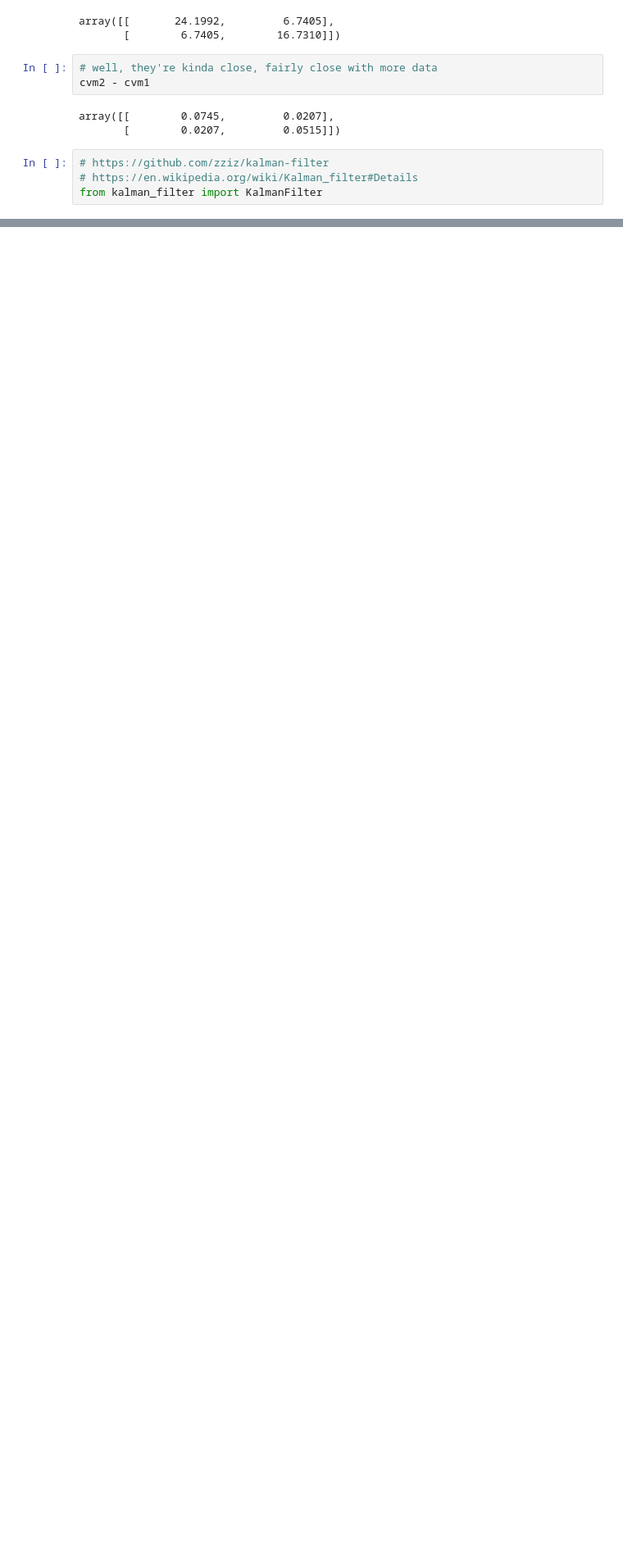
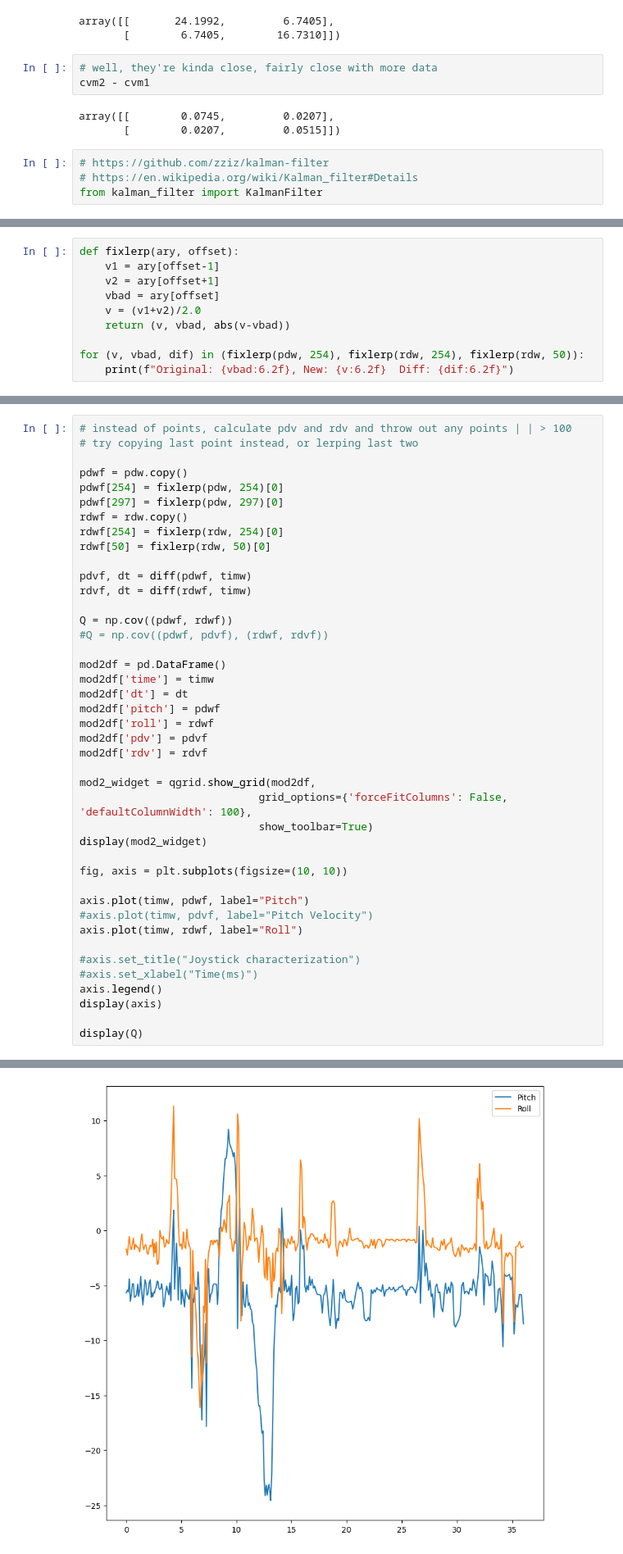
Before and after one commit to ivorjawa/StewartPlatform, a Jupyter notebook: StewartPlatformNotes.ipynb, the cells around one changed output, grey strips where cells are left out. Shown at 82% size. Drawn from its saved outputs; the diff is of its cells as text; blank space fills up the shorter version.

```diff
--- a/StewartPlatformNotes.ipynb
+++ b/StewartPlatformNotes.ipynb
@@ -330,0 +355,10 @@ bb-aa
+# %%
+def fixlerp(ary, offset):
+    v1 = ary[offset-1]
+    v2 = ary[offset+1]
+    vbad = ary[offset]
+    v = (v1+v2)/2.0
+    return (v, vbad, abs(v-vbad))
+
+for (v, vbad, dif) in (fixlerp(pdw, 254), fixlerp(rdw, 254), fixlerp(rdw, 50)):
+    print(f"Original: {vbad:6.2f}, New: {v:6.2f}  Diff: {dif:6.2f}")
@@ -330,0 +369,43 @@ bb-aa
+# %%
+# instead of points, calculate pdv and rdv and throw out any points | | > 100
+# try copying last point instead, or lerping last two
+
+pdwf = pdw.copy()
+pdwf[254] = fixlerp(pdw, 254)[0]
+pdwf[297] = fixlerp(pdw, 297)[0]
+rdwf = rdw.copy()
+rdwf[254] = fixlerp(rdw, 254)[0]
+rdwf[50] = fixlerp(rdw, 50)[0]
+
+pdvf, dt = diff(pdwf, timw)
+rdvf, dt = diff(rdwf, timw)
+
+Q = np.cov((pdwf, rdwf))
+#Q = np.cov((pdwf, pdvf), (rdwf, rdvf))
+
+mod2df = pd.DataFrame()
+mod2df['time'] = timw
+mod2df['dt'] = dt
+mod2df['pitch'] = pdwf
+mod2df['roll'] = rdwf
+mod2df['pdv'] = pdvf
+mod2df['rdv'] = rdvf
+
+mod2_widget = qgrid.show_grid(mod2df,
+                            grid_options={'forceFitColumns': False, 'defaultColumnWidth': 100},
+                            show_toolbar=True)
+display(mod2_widget)
+
+fig, axis = plt.subplots(figsize=(10, 10))
+
+axis.plot(timw, pdwf, label="Pitch")
+#axis.plot(timw, pdvf, label="Pitch Velocity")
+axis.plot(timw, rdwf, label="Roll")
+
+#axis.set_title("Joystick characterization")
+#axis.set_xlabel("Time(ms)")
+axis.legend()
+display(axis)
+
+display(Q)
+# %% [output]
@@ -330,0 +416 @@ bb-aa
+[figure, added]
```
Also changed, not shown: parts of 22 cells of this notebook, 9 other files.
